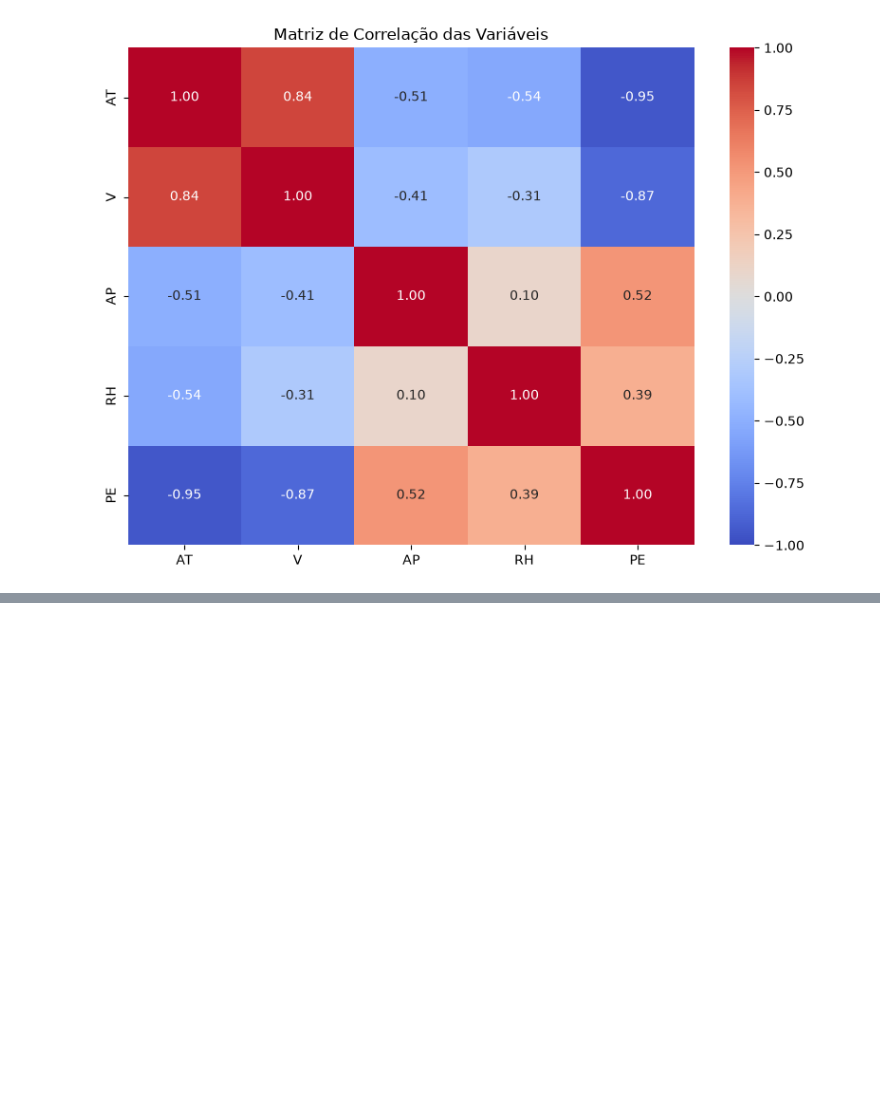
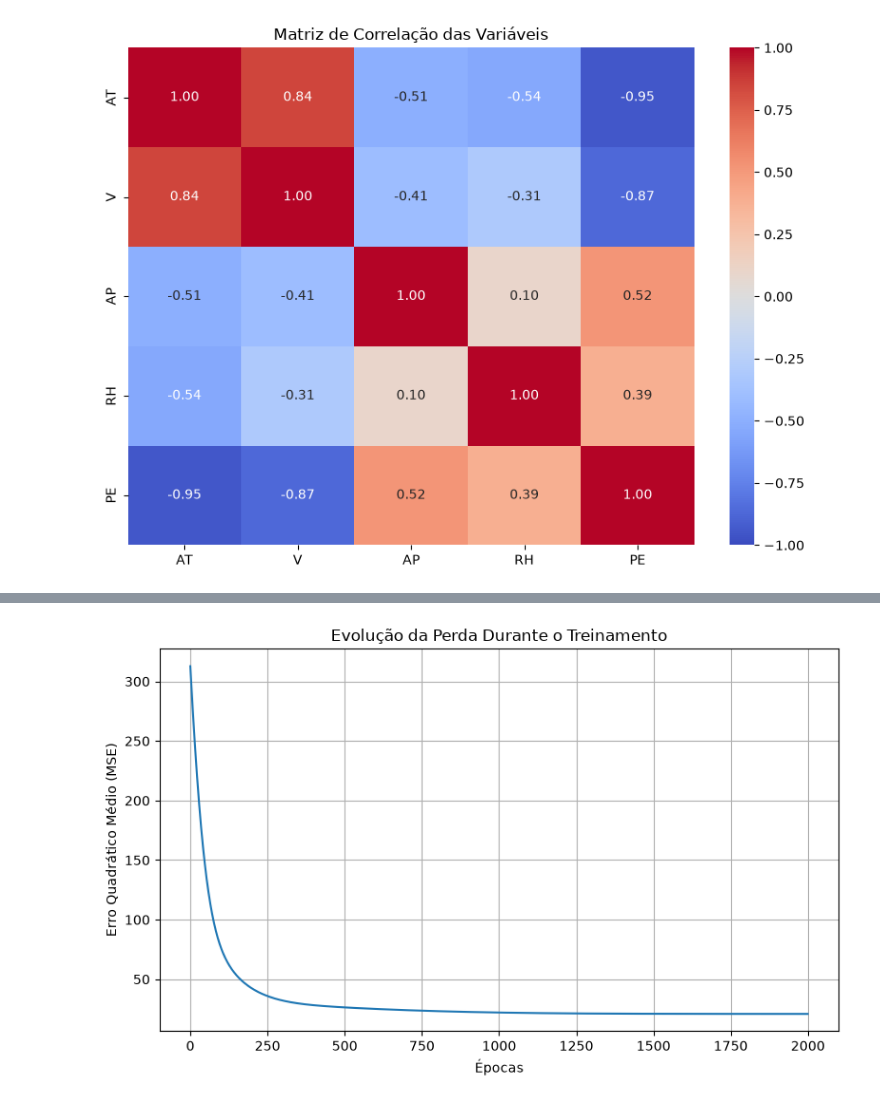
Before and after one commit to Pedrollucas/Sistemas-Inteligentes, a Jupyter notebook: notebooks/01_regresao_linear.ipynb, the cells around one changed output, grey strips where cells are left out. Drawn from its saved outputs; the diff is of its cells as text; code cells hidden in the pictures; blank space fills up the shorter version.

```diff
--- a/notebooks/01_regresao_linear.ipynb
+++ b/notebooks/01_regresao_linear.ipynb
@@ -119,0 +145,9 @@ plt.show()
+# %%
+scaler = StandardScaler()
+
+X_treino_pad = scaler.fit_transform(X_treino)
+
+X_teste_pad = scaler.transform(X_teste)
+
+print("Médias:", X_treino_pad.mean(axis=0))
+print("Desvios:", X_treino_pad.std(axis=0))
@@ -119,0 +159,23 @@ plt.show()
+# %%
+X_treino_tensor = torch.tensor(
+    X_treino_pad,
+    dtype=torch.float32
+)
+
+y_treino_tensor = torch.tensor(
+    y_treino.to_numpy().reshape(-1, 1),
+    dtype=torch.float32
+)
+
+X_teste_tensor = torch.tensor(
+    X_teste_pad,
+    dtype=torch.float32
+)
+
+y_teste_tensor = torch.tensor(
+    y_teste.to_numpy().reshape(-1, 1),
+    dtype=torch.float32
+)
+
+print("Entradas de treino:", X_treino_tensor.shape)
+print("Saídas de treino:", y_treino_tensor.shape)
@@ -119,0 +243,14 @@ plt.show()
+# %%
+plt.figure(figsize=(8, 5))
+
+plt.plot(historico_perda)
+
+plt.title("Evolução da Perda Durante o Treinamento")
+plt.xlabel("Épocas")
+plt.ylabel("Erro Quadrático Médio (MSE)")
+
+plt.grid(True)
+plt.tight_layout()
+plt.show()
+# %% [output]
+[figure, added]
```
Also changed, not shown: parts of 8 cells of this notebook.
